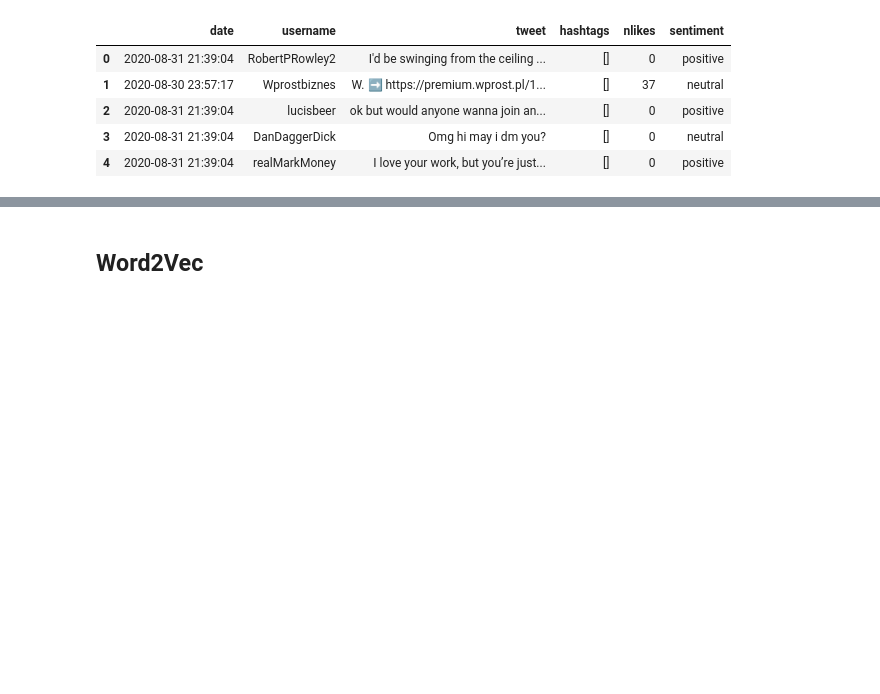
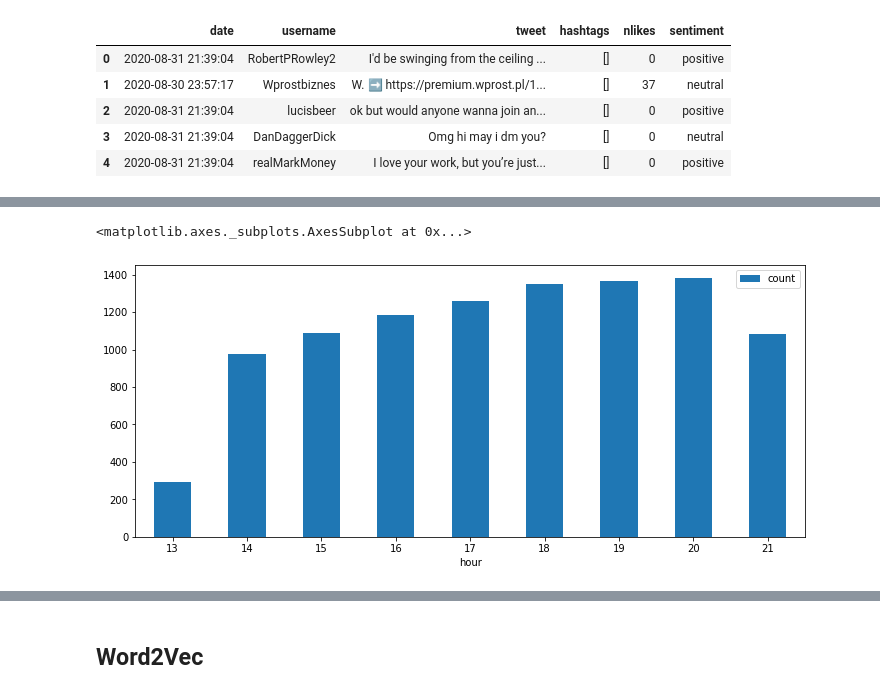
Before and after one commit to weronikazak/depression-tweets, a Jupyter notebook: analysis.ipynb, the cells around one changed output, grey strips where cells are left out. Saved outputs shown, nothing was run; the diff lists cells and outputs as text; code cells hidden in the pictures; blank space fills up the shorter version.

```diff
--- a/analysis.ipynb
+++ b/analysis.ipynb
@@ -173,0 +194,4 @@ plt.show()
+# %%
+df["day"] = df.date.str[:-9]
+df["hour"] = df.date.str[-8:]
+df.head()
@@ -173,0 +205,6 @@ plt.show()
+# %%
+df_frequency = df.hour.str[:2].value_counts().to_frame().reset_index()
+df_frequency.columns = ["hour", "count"]
+df_frequency.hour = df_frequency.hour.astype(int)
+df_frequency = df_frequency.sort_values(by="hour").reset_index()[["hour", "count"]]
+df_frequency
@@ -173,0 +222,5 @@ plt.show()
+# %%
+df_frequency.plot(kind="bar", x="hour", y="count", figsize=(12, 5), rot=0)
+# %% [output]
+<matplotlib.axes._subplots.AxesSubplot at 0x...>
+[figure, added]
```
Also changed, not shown: parts of 31 cells of this notebook, 3 other files.
